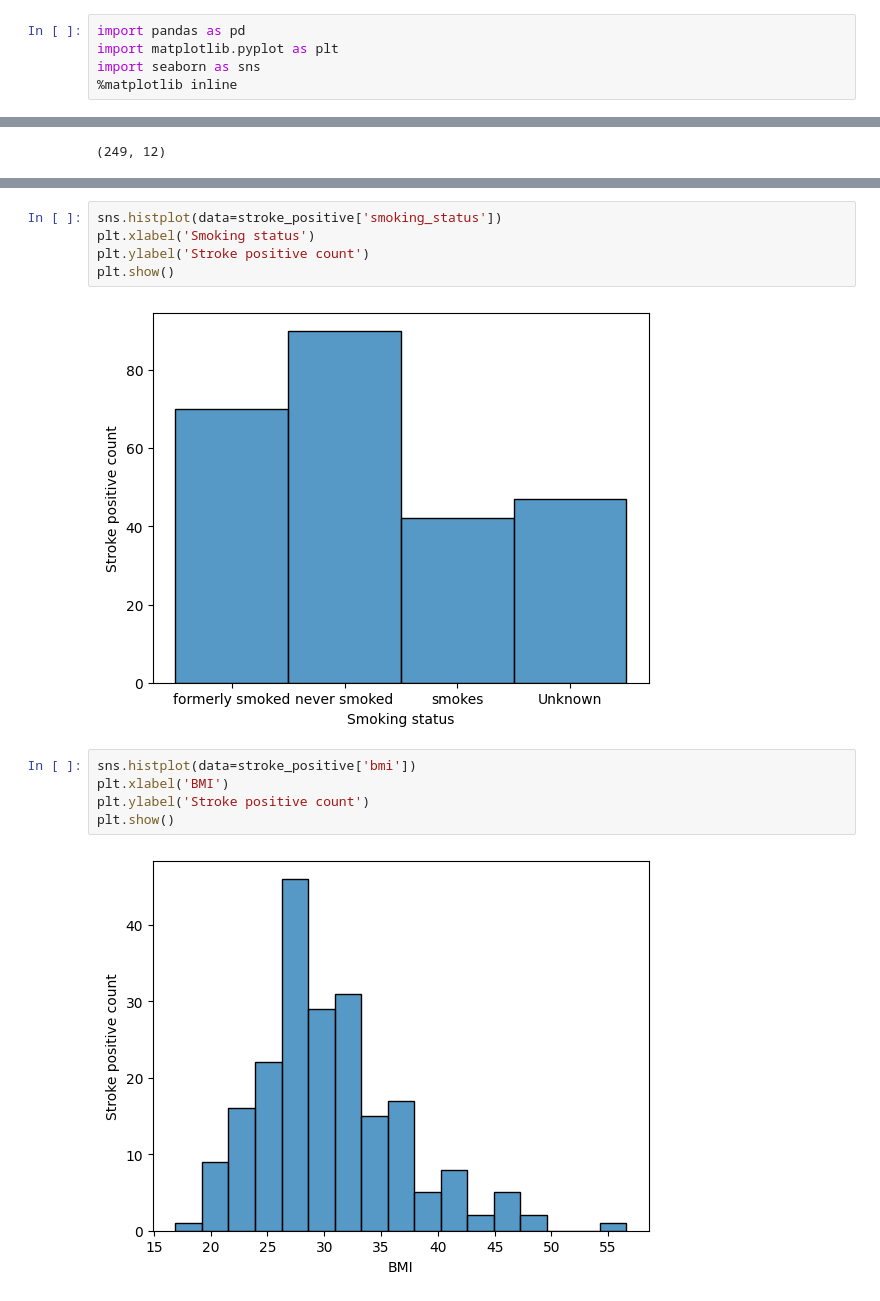
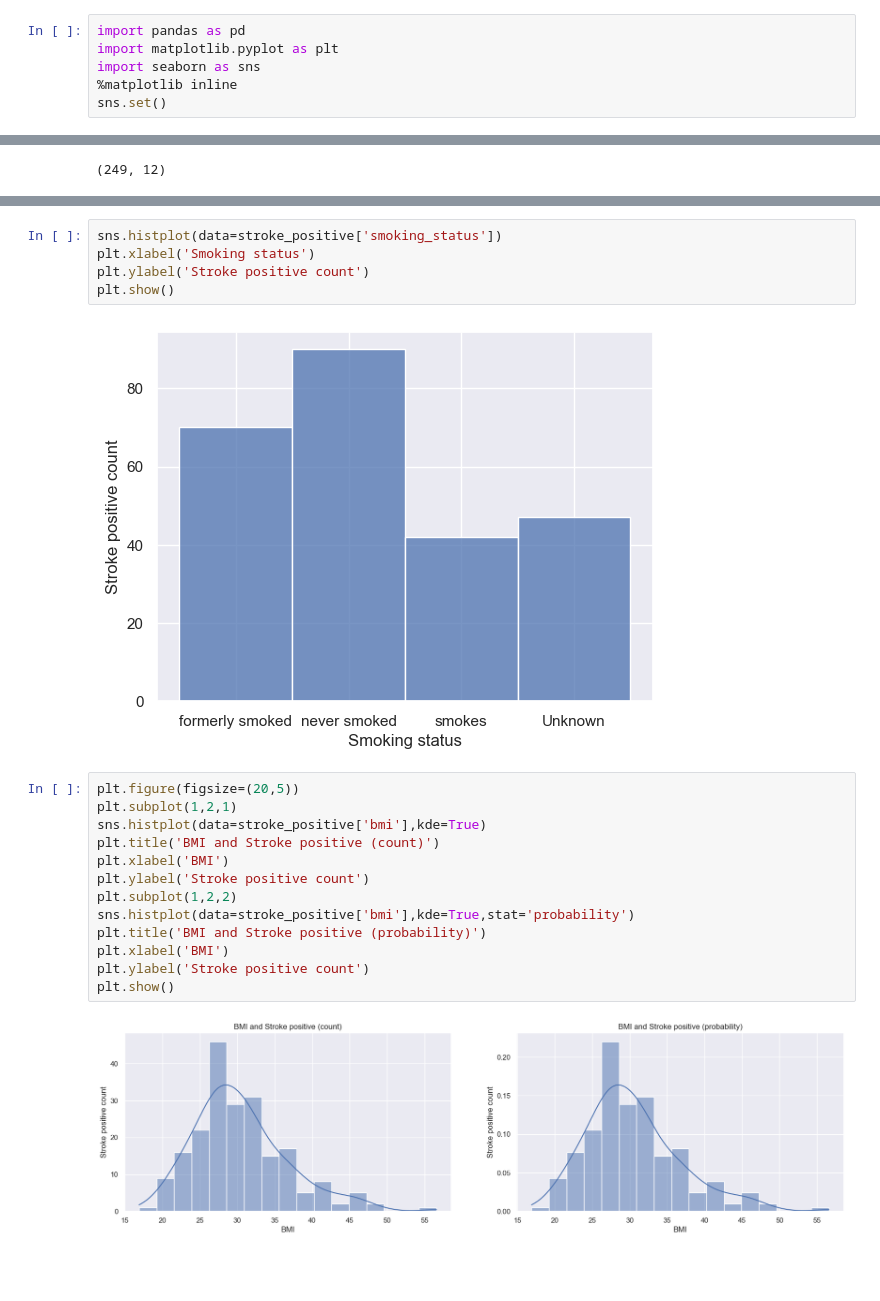
Before and after one commit to sivaramthampi/ML-model-on-stroke-dataset, a Jupyter notebook: View/ML_model_on_stroke_dataset.ipynb, the cells around one changed output, grey strips where cells are left out. Saved outputs shown, nothing was run; the diff lists cells and outputs as text; blank space fills up the shorter version.

```diff
--- a/View/ML_model_on_stroke_dataset.ipynb
+++ b/View/ML_model_on_stroke_dataset.ipynb
@@ -6,3 +6,4 @@ import pandas as pd
 import matplotlib.pyplot as plt
 import seaborn as sns
 %matplotlib inline
+sns.set()
@@ -217,13 +237,21 @@ plt.xlabel('Smoking status')
 plt.ylabel('Stroke positive count')
 plt.show()
 # %% [output]
-[figure, old version]
+[figure, new version]
 # %%
-sns.histplot(data=stroke_positive['bmi'])
+plt.figure(figsize=(20,5))
+plt.subplot(1,2,1)
+sns.histplot(data=stroke_positive['bmi'],kde=True)
+plt.title('BMI and Stroke positive (count)')
+plt.xlabel('BMI')
+plt.ylabel('Stroke positive count')
+plt.subplot(1,2,2)
+sns.histplot(data=stroke_positive['bmi'],kde=True,stat='probability')
+plt.title('BMI and Stroke positive (probability)')
 plt.xlabel('BMI')
 plt.ylabel('Stroke positive count')
 plt.show()
 # %% [output]
-[figure, old version]
+[figure, new version]
 # %%
 sns.lineplot(data=stroke_positive,x='int_age',y='bmi',ci=None)
```
Also changed, not shown: parts of 13 cells of this notebook.
